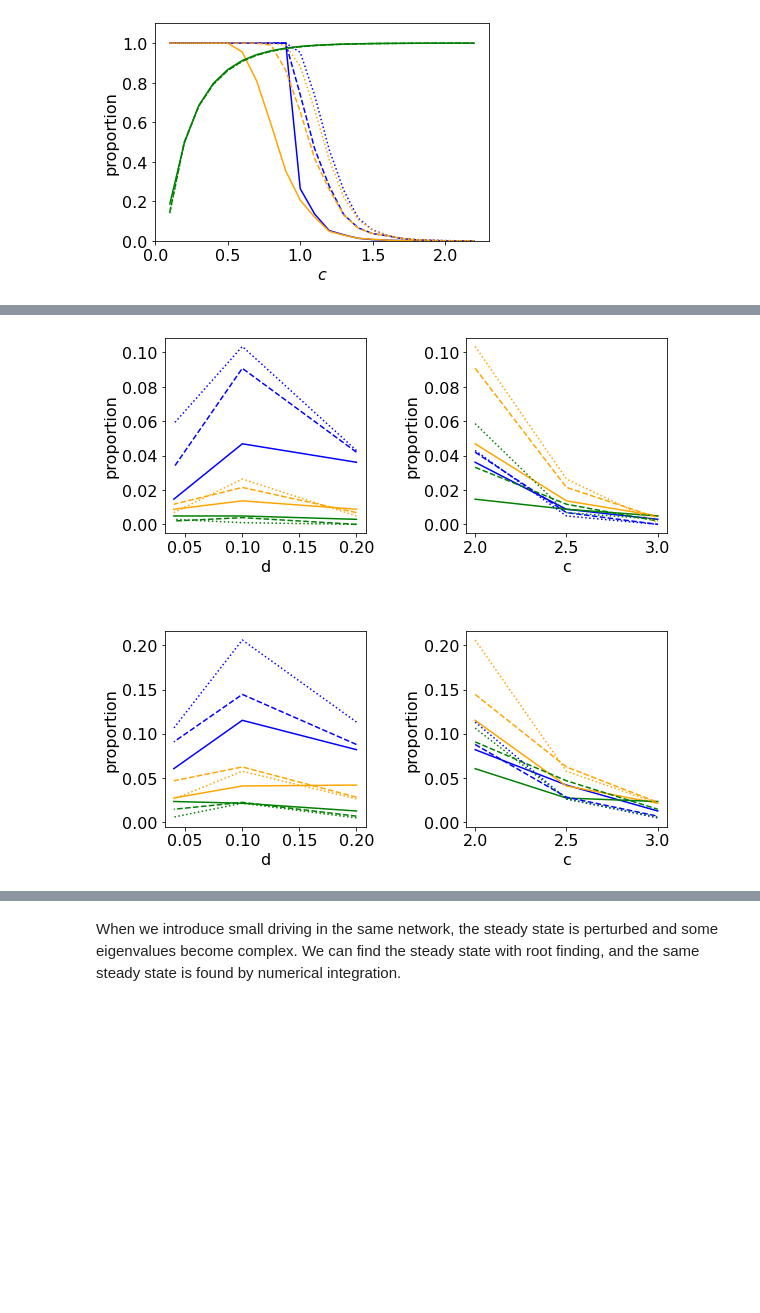
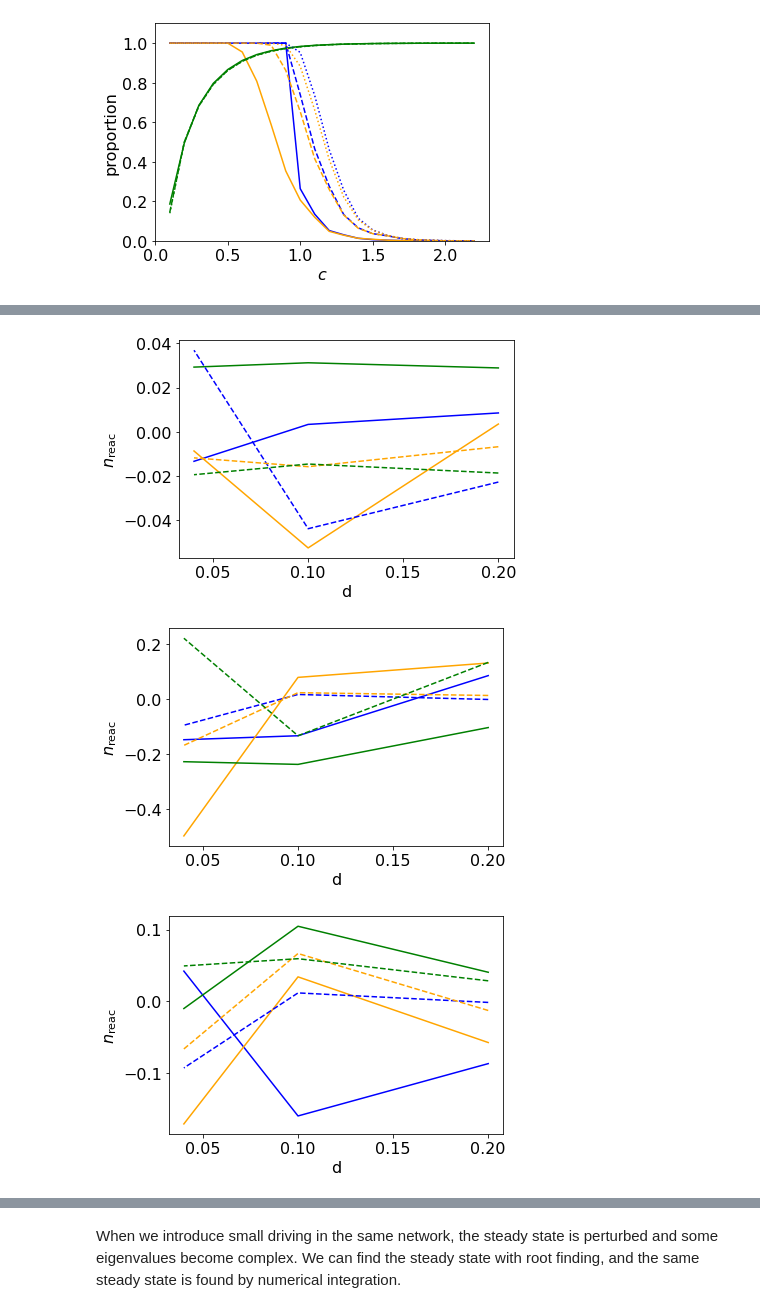
Before and after one commit to znicolaou/rmtchem, a Jupyter notebook: rmtchem.ipynb, the cells around one changed output, grey strips where cells are left out. Cells and saved outputs as stored; diff of their text form; code cells hidden in the pictures; blank space fills up the shorter version.

```diff
--- a/rmtchem.ipynb
+++ b/rmtchem.ipynb
@@ -84,64 +167,47 @@ plt.show()
 # %%
-ns=[50,100,200]
+ns=[50,100]
 ls=["-","--",":"]
 cols=["blue","orange","green"]
 
-plt.subplots(2,2,figsize=(9, 9))
-
-plt.subplot(2,2,1)
-for nind in range(3):
+for nind in range(len(ns)):
     n=ns[nind]
-    vals=np.loadtxt('data/'+str(n)+'counts.txt')
+    vals=np.loadtxt('data/'+str(n)+'_counts.txt')
     cs=np.unique(vals[:,1])
     for cind in range(len(cs)):
         c=cs[cind]
         inds=np.where(vals[:,1]==c)[0]
         order=np.argsort(vals[inds,2])
-        plt.plot(1/vals[inds,2][order],vals[inds,6][order],color=cols[cind],linestyle=ls[nind])
-plt.ylabel('proportion')
+        plt.plot(1/vals[inds,2][order],(vals[inds,9][order]-vals[inds,10][order])/(n*c)*vals[inds,2][order],color=cols[cind],linestyle=ls[nind])
+plt.ylabel('$n_{\mathrm{reac}}$')
 plt.xlabel('d')
+plt.show()
 
-plt.subplot(2,2,2)
-for nind in range(3):
+for nind in range(len(ns)):
     n=ns[nind]
-    vals=np.loadtxt('data/'+str(n)+'counts.txt')
-    ds=np.unique(vals[:,2])
-    for cind in range(len(ds)):
-        d=ds[cind]
-        inds=np.where(vals[:,2]==d)[0]
-        order=np.argsort(vals[inds,1])
-        plt.plot(vals[inds,1][order],vals[inds,6][order],color=cols[cind],linestyle=ls[nind])
-plt.ylabel('proportion')
-plt.xlabel('c')
-
-plt.subplot(2,2,3)
-for nind in range(3):
-    n=ns[nind]
-    vals=np.loadtxt('data/'+str(n)+'counts.txt')
+    vals=np.loadtxt('data/'+str(n)+'_counts.txt')
     cs=np.unique(vals[:,1])
     for cind in range(len(cs)):
         c=cs[cind]
         inds=np.where(vals[:,1]==c)[0]
         order=np.argsort(vals[inds,2])
-        plt.plot(1/vals[inds,2][order],vals[inds,7][order],color=cols[cind],linestyle=ls[nind])
-plt.ylabel('proportion')
+        plt.plot(1/vals[inds,2][order],(vals[inds,11][order]-vals[inds,12][order])/(n*c)*vals[inds,2][order],color=cols[cind],linestyle=ls[nind])
+plt.ylabel('$n_{\mathrm{reac}}$')
 plt.xlabel('d')
+plt.show()
 
-plt.subplot(2,2,4)
-for nind in range(3):
+for nind in range(len(ns)):
     n=ns[nind]
-    vals=np.loadtxt('data/'+str(n)+'counts.txt')
-    ds=np.unique(vals[:,2])
-    for cind in range(len(ds)):
-        d=ds[cind]
-        inds=np.where(vals[:,2]==d)[0]
-        order=np.argsort(vals[inds,1])
-        plt.plot(vals[inds,1][order],vals[inds,7][order],color=cols[cind],linestyle=ls[nind])
-plt.ylabel('proportion')
-plt.xlabel('c')
-
-plt.subplots_adjust(wspace=0.5,hspace=0.5)
-plt.savefig('plots/fig1.pdf')
+    vals=np.loadtxt('data/'+str(n)+'_counts.txt')
+    cs=np.unique(vals[:,1])
+    for cind in range(len(cs)):
+        c=cs[cind]
+        inds=np.where(vals[:,1]==c)[0]
+        order=np.argsort(vals[inds,2])
+        plt.plot(1/vals[inds,2][order],(vals[inds,13][order]-vals[inds,14][order])/(n*c)*vals[inds,2][order],color=cols[cind],linestyle=ls[nind])
+plt.ylabel('$n_{\mathrm{reac}}$')
+plt.xlabel('d')
 plt.show()
 # %% [output]
-[figure, old version]
+[figure, new version]
+[figure, added]
+[figure, added]
```
Also changed, not shown: parts of 5 cells of this notebook, 2 other files.
